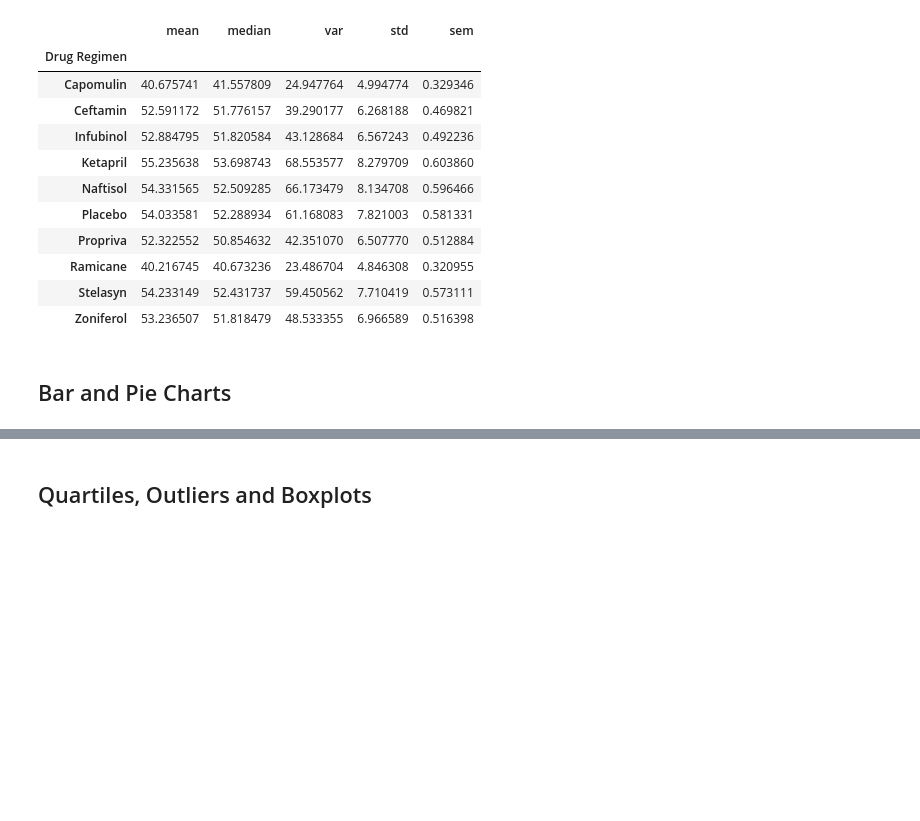
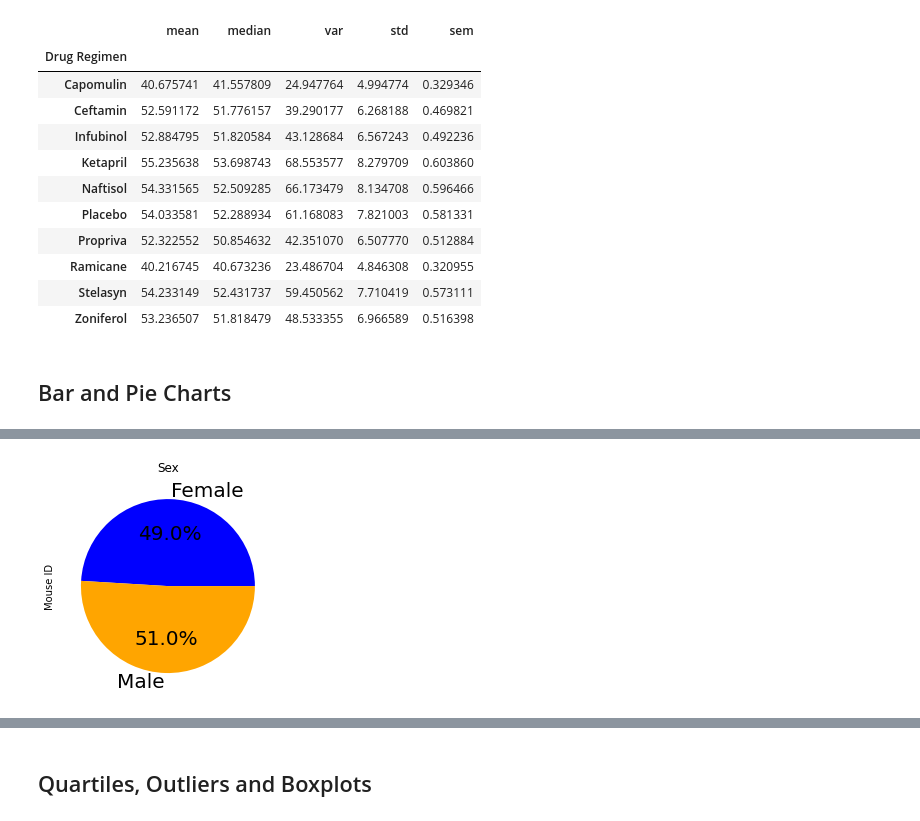
Before and after one commit to Ramyals-web/Matplotlib, a Jupyter notebook: Instructions/Pymaceuticals/pymaceuticals_starter.ipynb, the cells around one changed output, grey strips where cells are left out. Drawn from its saved outputs; the diff is of its cells as text; code cells hidden in the pictures; blank space fills up the shorter version.

```diff
--- a/Instructions/Pymaceuticals/pymaceuticals_starter.ipynb
+++ b/Instructions/Pymaceuticals/pymaceuticals_starter.ipynb
@@ -172 +198,10 @@ regimen_agg_df
+# %%
+# Generate a pie plot showing the distribution of female versus male mice using pandas
+
+gender =clean_df.groupby("Sex")["Mouse ID"].count()
+gender.plot(kind="pie", y="Sex",title="Sex",autopct='%1.1f%%',fontsize=20, colors =["blue","orange"])
+plt.show()
+#gender
+# %% [output]
+[figure, added]
 # %%
```
Also changed, not shown: parts of 11 cells of this notebook.
